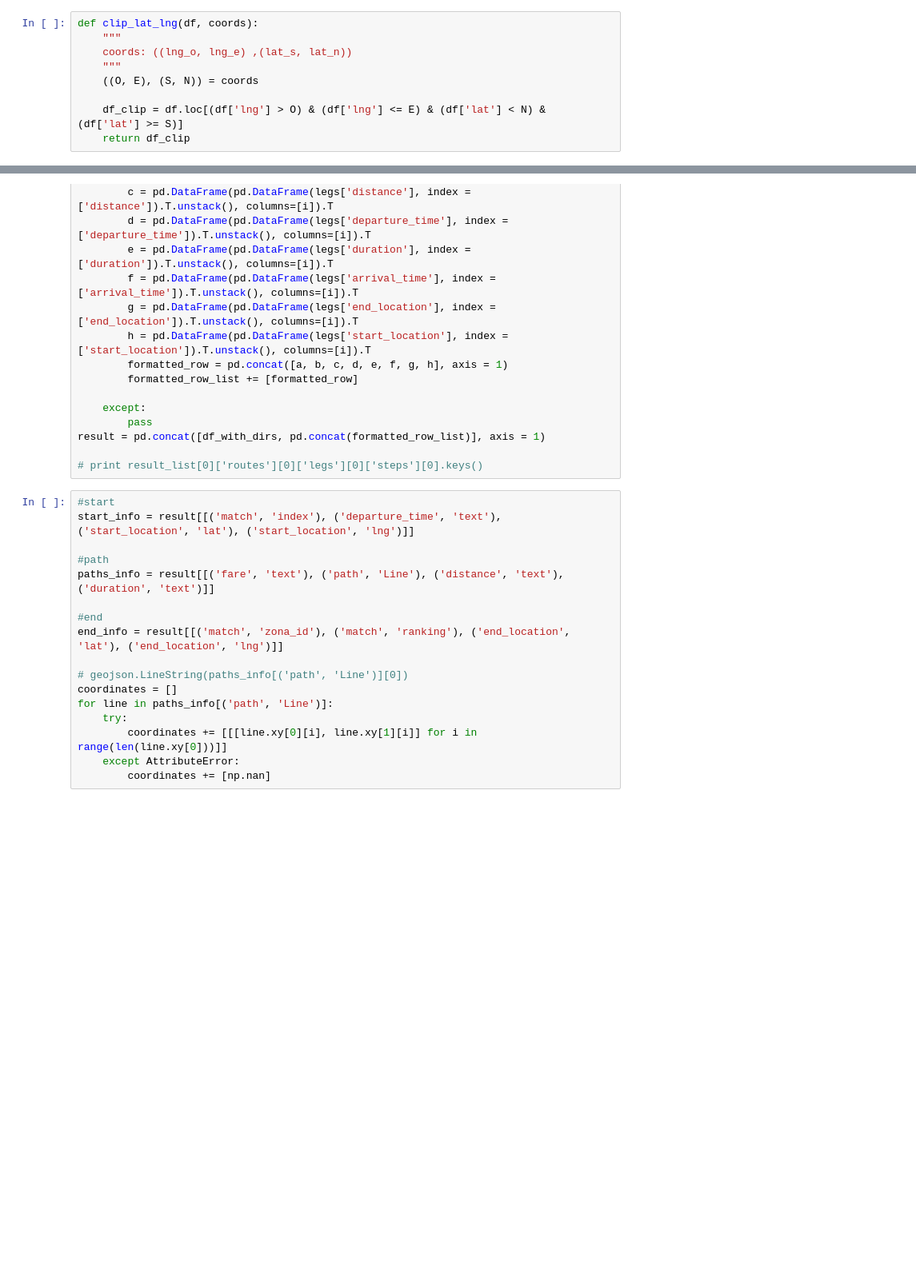
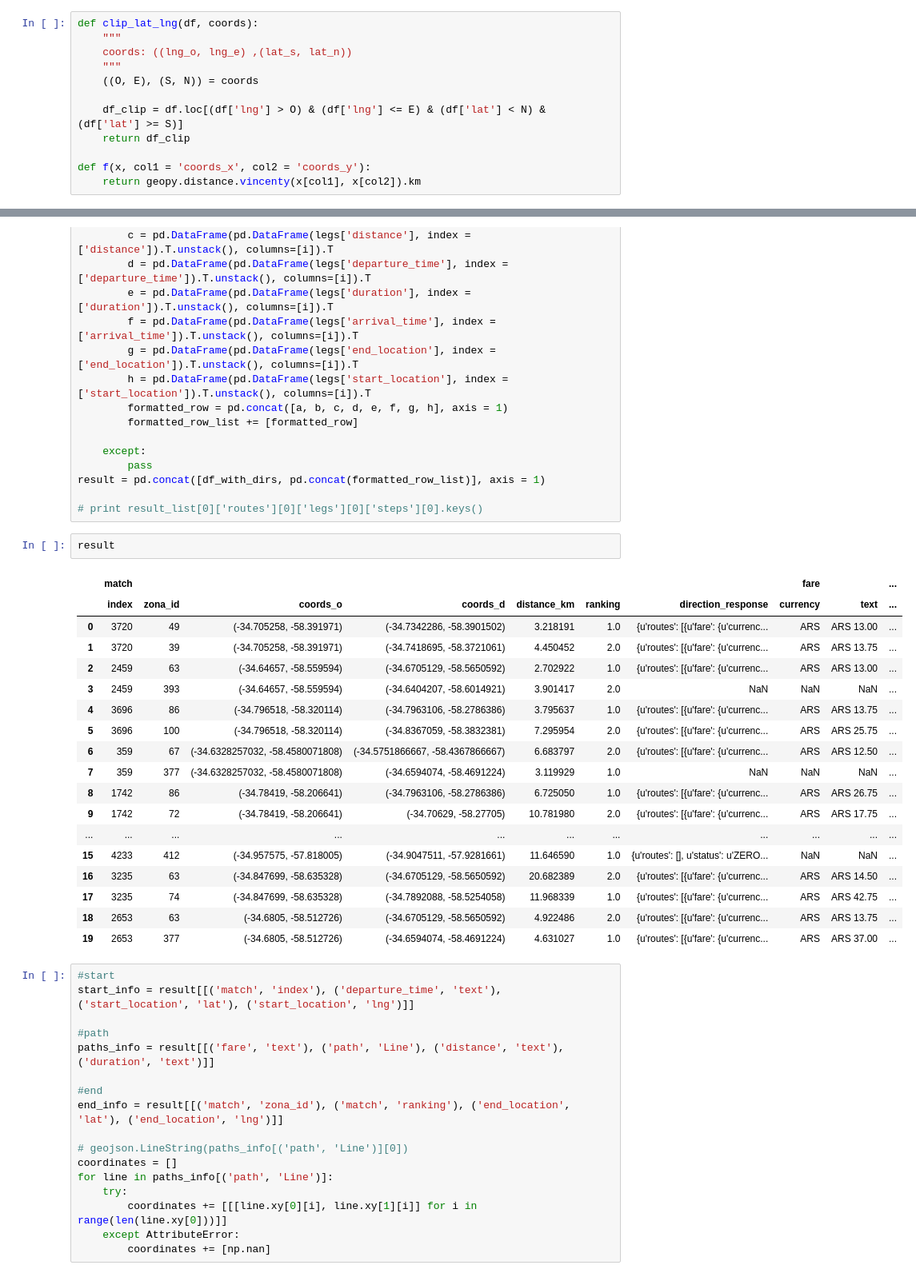
Before and after one commit to matuteiglesias/datosARG_Educacion, a Jupyter notebook: Routing.ipynb, the cells around one changed output, grey strips where cells are left out. Shown at 80% size. Cells and saved outputs as stored; diff of their text form; blank space fills up the shorter version.

```diff
--- a/Routing.ipynb
+++ b/Routing.ipynb
@@ -31,3 +31,6 @@ def clip_lat_lng(df, coords):
 
     df_clip = df.loc[(df['lng'] > O) & (df['lng'] <= E) & (df['lat'] < N) & (df['lat'] >= S)]
     return df_clip
+
+def f(x, col1 = 'coords_x', col2 = 'coords_y'):
+    return geopy.distance.vincenty(x[col1], x[col2]).km
@@ -264,6 +358,27 @@ for i in range(len(df_with_dirs)):
 result = pd.concat([df_with_dirs, pd.concat(formatted_row_list)], axis = 1)
 
 # print result_list[0]['routes'][0]['legs'][0]['steps'][0].keys()
+# %%
+result
+# %% [output]
+|  | match |  |  |  |  |  |  | fare |  | ... |
+|  | index | zona_id | coords_o | coords_d | distance_km | ranking | direction_response | currency | text | ... |
+| 0 | 3720 | 49 | (-34.705258, -58.391971) | (-34.7342286, -58.3901502) | 3.218191 | 1.0 | {u'routes': [{u'fare': {u'currenc... | ARS | ARS 13.00 | ... |
+| 1 | 3720 | 39 | (-34.705258, -58.391971) | (-34.7418695, -58.3721061) | 4.450452 | 2.0 | {u'routes': [{u'fare': {u'currenc... | ARS | ARS 13.75 | ... |
+| 2 | 2459 | 63 | (-34.64657, -58.559594) | (-34.6705129, -58.5650592) | 2.702922 | 1.0 | {u'routes': [{u'fare': {u'currenc... | ARS | ARS 13.00 | ... |
+| 3 | 2459 | 393 | (-34.64657, -58.559594) | (-34.6404207, -58.6014921) | 3.901417 | 2.0 | NaN | NaN | NaN | ... |
+| 4 | 3696 | 86 | (-34.796518, -58.320114) | (-34.7963106, -58.2786386) | 3.795637 | 1.0 | {u'routes': [{u'fare': {u'currenc... | ARS | ARS 13.75 | ... |
+| 5 | 3696 | 100 | (-34.796518, -58.320114) | (-34.8367059, -58.3832381) | 7.295954 | 2.0 | {u'routes': [{u'fare': {u'currenc... | ARS | ARS 25.75 | ... |
+| 6 | 359 | 67 | (-34.6328257032, -58.4580071808) | (-34.5751866667, -58.4367866667) | 6.683797 | 2.0 | {u'routes': [{u'fare': {u'currenc... | ARS | ARS 12.50 | ... |
+| 7 | 359 | 377 | (-34.6328257032, -58.4580071808) | (-34.6594074, -58.4691224) | 3.119929 | 1.0 | NaN | NaN | NaN | ... |
+| 8 | 1742 | 86 | (-34.78419, -58.206641) | (-34.7963106, -58.2786386) | 6.725050 | 1.0 | {u'routes': [{u'fare': {u'currenc... | ARS | ARS 26.75 | ... |
+| 9 | 1742 | 72 | (-34.78419, -58.206641) | (-34.70629, -58.27705) | 10.781980 | 2.0 | {u'routes': [{u'fare': {u'currenc... | ARS | ARS 17.75 | ... |
+| ... | ... | ... | ... | ... | ... | ... | ... | ... | ... | ... |
+| 15 | 4233 | 412 | (-34.957575, -57.818005) | (-34.9047511, -57.9281661) | 11.646590 | 1.0 | {u'routes': [], u'status': u'ZERO... | NaN | NaN | ... |
+| 16 | 3235 | 63 | (-34.847699, -58.635328) | (-34.6705129, -58.5650592) | 20.682389 | 2.0 | {u'routes': [{u'fare': {u'currenc... | ARS | ARS 14.50 | ... |
+| 17 | 3235 | 74 | (-34.847699, -58.635328) | (-34.7892088, -58.5254058) | 11.968339 | 1.0 | {u'routes': [{u'fare': {u'currenc... | ARS | ARS 42.75 | ... |
+| 18 | 2653 | 63 | (-34.6805, -58.512726) | (-34.6705129, -58.5650592) | 4.922486 | 2.0 | {u'routes': [{u'fare': {u'currenc... | ARS | ARS 13.75 | ... |
+| 19 | 2653 | 377 | (-34.6805, -58.512726) | (-34.6594074, -58.4691224) | 4.631027 | 1.0 | {u'routes': [{u'fare': {u'currenc... | ARS | ARS 37.00 | ... |
 # %%
 #start
 start_info = result[[('match', 'index'), ('departure_time', 'text'), ('start_location', 'lat'), ('start_location', 'lng')]]
```
Also changed, not shown: parts of 13 cells of this notebook, 21 other files.
